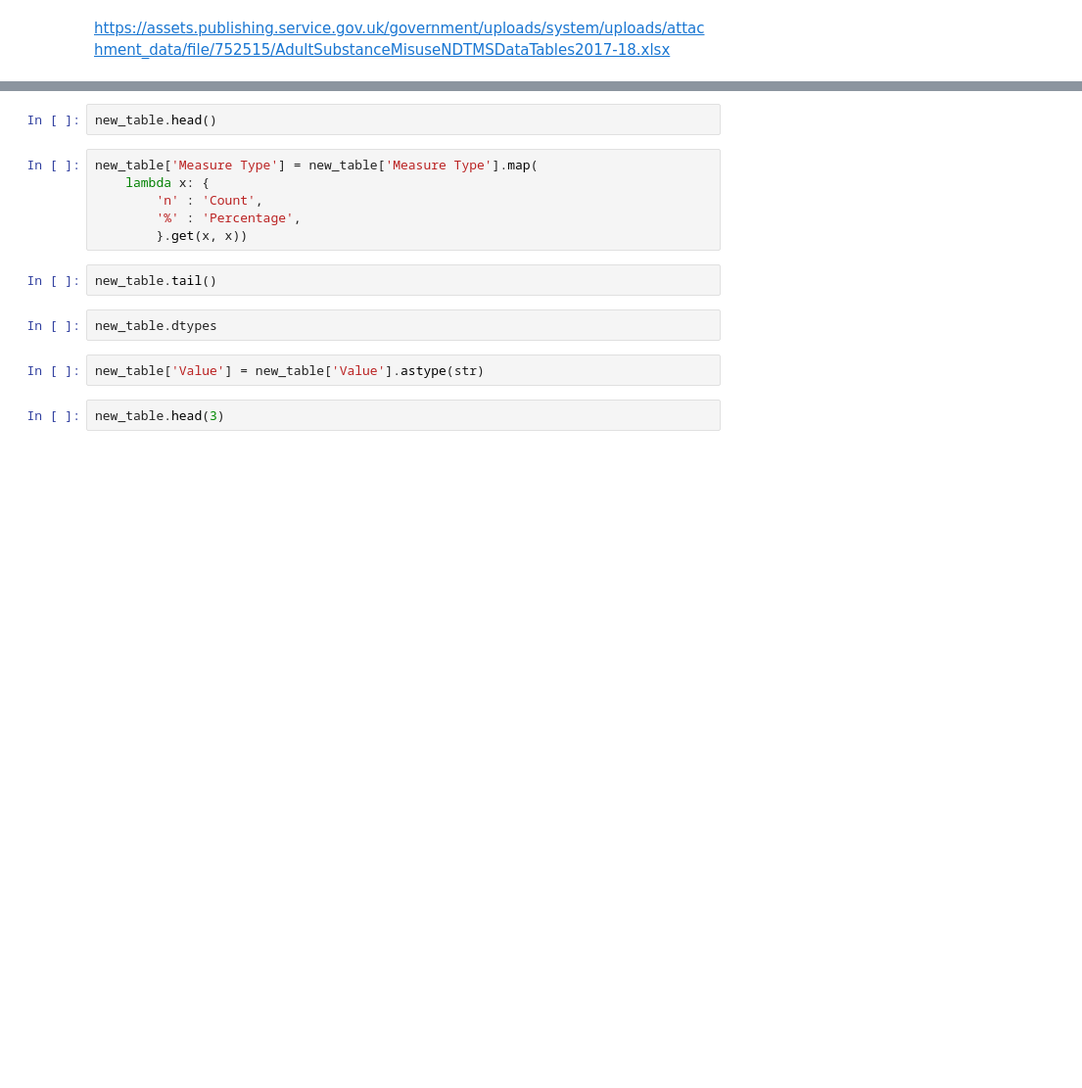
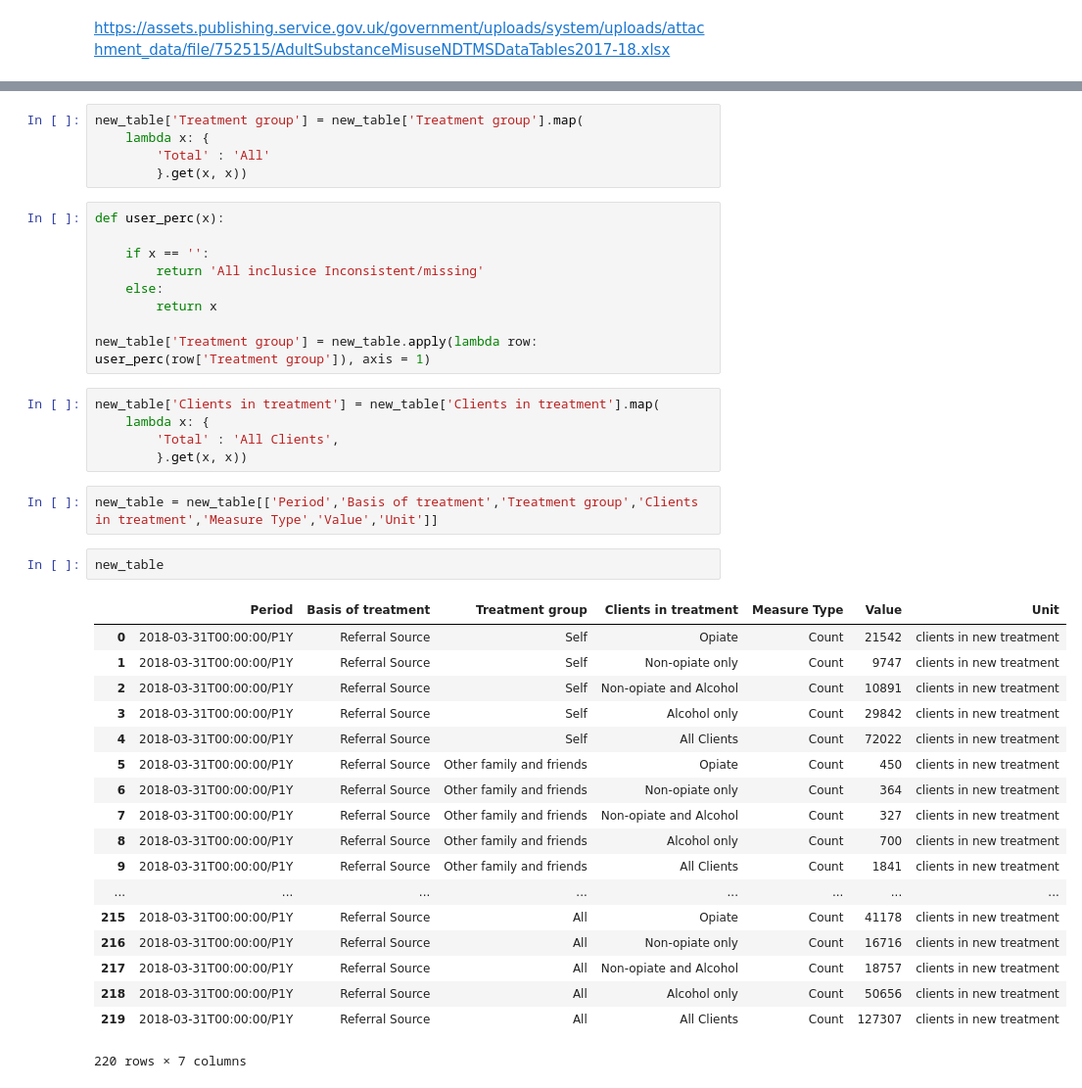
Before and after one commit to GSS-Cogs/PHE-Adult-drug-and-alcohol-treatment-statistics, a Jupyter notebook: Table 4.8.1.ipynb, the cells around one changed output, grey strips where cells are left out. Shown at 98% size. Drawn from its saved outputs; the diff is of its cells as text; blank space fills up the shorter version.

```diff
--- a/Table 4.8.1.ipynb
+++ b/Table 4.8.1.ipynb
@@ -50,16 +63,42 @@ new_table['Referral Source'] = new_table['Referral Source1'].fillna('') + new_ta
+# %%
+new_table['Treatment group'] = new_table['Treatment group'].map(
+    lambda x: {
+        'Total' : 'All'
+        }.get(x, x))
+# %%
+def user_perc(x):
+
+    if x == '':
+        return 'All inclusice Inconsistent/missing'
+    else:
+        return x
+
+new_table['Treatment group'] = new_table.apply(lambda row: user_perc(row['Treatment group']), axis = 1)
+# %%
+new_table['Clients in treatment'] = new_table['Clients in treatment'].map(
+    lambda x: {
+        'Total' : 'All Clients',
+        }.get(x, x))
+# %%
+new_table = new_table[['Period','Basis of treatment','Treatment group','Clients in treatment','Measure Type','Value','Unit']]
 # %%
-new_table.head()
+new_table
+# %% [output]
+|  | Period | Basis of treatment | Treatment group | Clients in treatment | Measure Type | Value | Unit |
+| 0 | 2018-03-31T00:00:00/P1Y | Referral Source | Self | Opiate | Count | 21542 | clients in new treatment |
+| 1 | 2018-03-31T00:00:00/P1Y | Referral Source | Self | Non-opiate only | Count | 9747 | clients in new treatment |
+| 2 | 2018-03-31T00:00:00/P1Y | Referral Source | Self | Non-opiate and Alcohol | Count | 10891 | clients in new treatment |
+| 3 | 2018-03-31T00:00:00/P1Y | Referral Source | Self | Alcohol only | Count | 29842 | clients in new treatment |
+| 4 | 2018-03-31T00:00:00/P1Y | Referral Source | Self | All Clients | Count | 72022 | clients in new treatment |
+| 5 | 2018-03-31T00:00:00/P1Y | Referral Source | Other family and friends | Opiate | Count | 450 | clients in new treatment |
+| 6 | 2018-03-31T00:00:00/P1Y | Referral Source | Other family and friends | Non-opiate only | Count | 364 | clients in new treatment |
+| 7 | 2018-03-31T00:00:00/P1Y | Referral Source | Other family and friends | Non-opiate and Alcohol | Count | 327 | clients in new treatment |
+| 8 | 2018-03-31T00:00:00/P1Y | Referral Source | Other family and friends | Alcohol only | Count | 700 | clients in new treatment |
+| 9 | 2018-03-31T00:00:00/P1Y | Referral Source | Other family and friends | All Clients | Count | 1841 | clients in new treatment |
+| ... | ... | ... | ... | ... | ... | ... | ... |
+| 215 | 2018-03-31T00:00:00/P1Y | Referral Source | All | Opiate | Count | 41178 | clients in new treatment |
+| 216 | 2018-03-31T00:00:00/P1Y | Referral Source | All | Non-opiate only | Count | 16716 | clients in new treatment |
+| 217 | 2018-03-31T00:00:00/P1Y | Referral Source | All | Non-opiate and Alcohol | Count | 18757 | clients in new treatment |
+| 218 | 2018-03-31T00:00:00/P1Y | Referral Source | All | Alcohol only | Count | 50656 | clients in new treatment |
+| 219 | 2018-03-31T00:00:00/P1Y | Referral Source | All | All Clients | Count | 127307 | clients in new treatment |
+220 rows × 7 columns
-# %%
-new_table['Measure Type'] = new_table['Measure Type'].map(
-    lambda x: {
-        'n' : 'Count',
-        '%' : 'Percentage',
-        }.get(x, x))
-# %%
-new_table.tail()
-# %%
-new_table.dtypes
-# %%
-new_table['Value'] = new_table['Value'].astype(str)
-# %%
-new_table.head(3)
```
Also changed, not shown: parts of 21 cells of this notebook, 19 other files.
